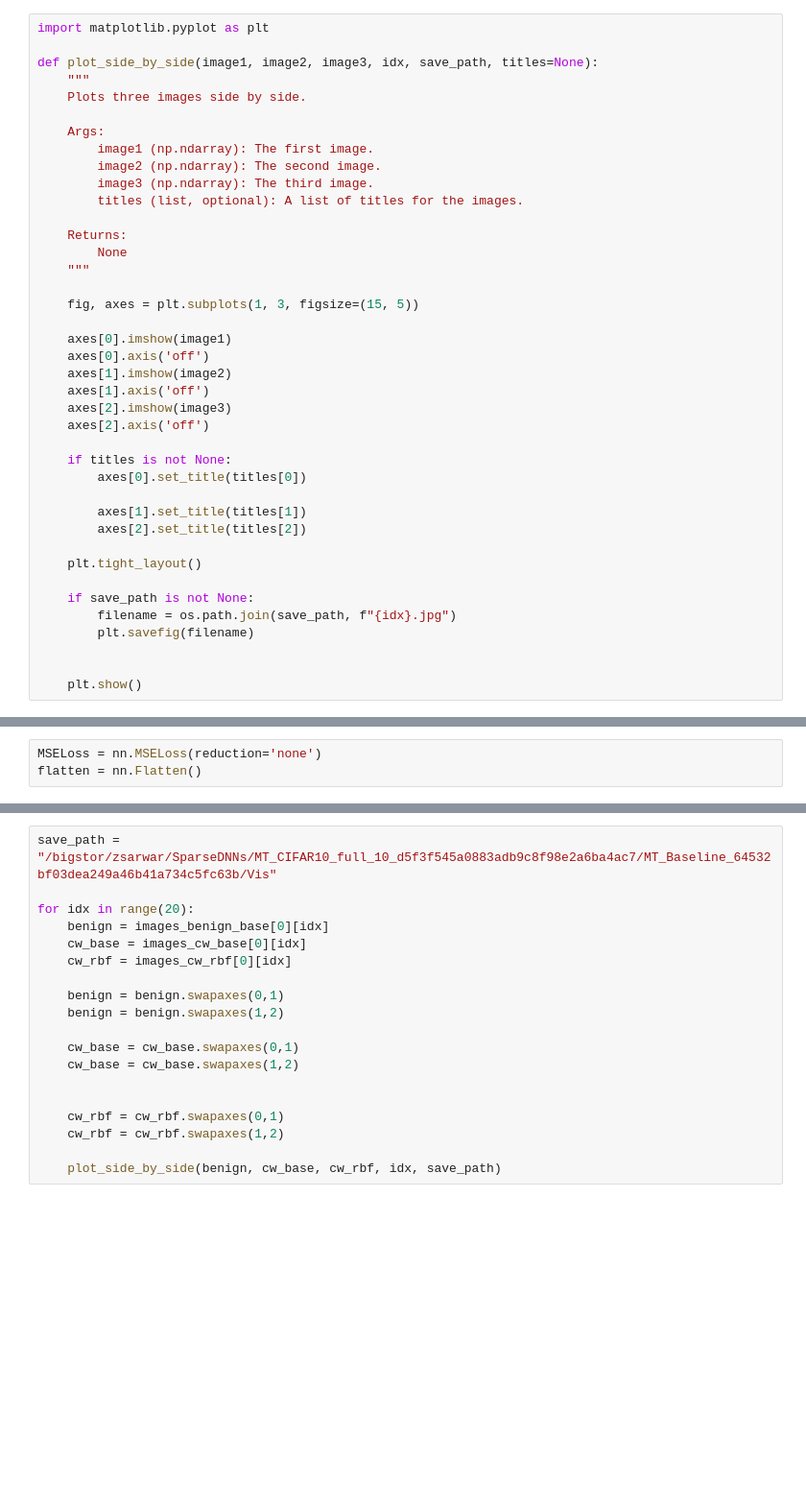
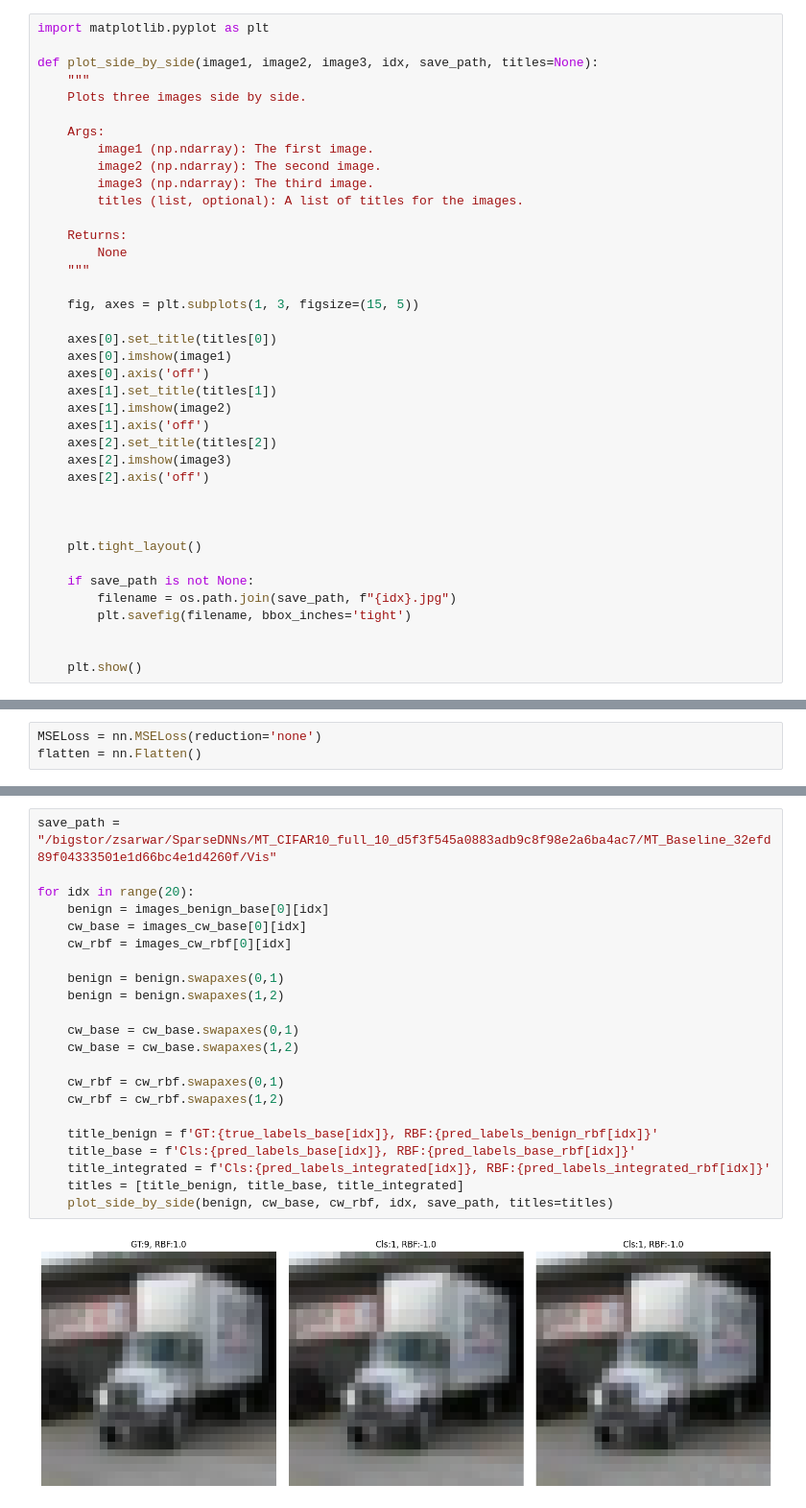
Before and after one commit to zainsarwar865/SparseDNNs, a Jupyter notebook: analysis.ipynb, the cells around one changed output, grey strips where cells are left out. Shown at 96% size. Saved outputs shown, nothing was run; the diff lists cells and outputs as text; blank space fills up the shorter version.

```diff
--- a/analysis.ipynb
+++ b/analysis.ipynb
@@ -27,24 +28,23 @@ def plot_side_by_side(image1, image2, image3, idx, save_path, titles=None):
 
     fig, axes = plt.subplots(1, 3, figsize=(15, 5))
 
+    axes[0].set_title(titles[0])
     axes[0].imshow(image1)
     axes[0].axis('off')
+    axes[1].set_title(titles[1])
     axes[1].imshow(image2)
     axes[1].axis('off')
+    axes[2].set_title(titles[2])
     axes[2].imshow(image3)
     axes[2].axis('off')
 
-    if titles is not None:
-        axes[0].set_title(titles[0])
 
-        axes[1].set_title(titles[1])
-        axes[2].set_title(titles[2])
 
     plt.tight_layout()
 
     if save_path is not None:
         filename = os.path.join(save_path, f"{idx}.jpg")
-        plt.savefig(filename)
+        plt.savefig(filename, bbox_inches='tight')
 
 
     plt.show()
@@ -140,19 +176,24 @@ print("Mean max pixel differene between CW RBF and benign is : ", l2_loss_rbf.it
 # %%
-save_path = "/bigstor/zsarwar/SparseDNNs/MT_CIFAR10_full_10_d5f3f545a0883adb9c8f98e2a6ba4ac7/MT_Baseline_64532bf03dea249a46b41a734c5fc63b/Vis"
+save_path = "/bigstor/zsarwar/SparseDNNs/MT_CIFAR10_full_10_d5f3f545a0883adb9c8f98e2a6ba4ac7/MT_Baseline_32efd89f04333501e1d66bc4e1d4260f/Vis"
 
 for idx in range(20):
     benign = images_benign_base[0][idx]
     cw_base = images_cw_base[0][idx]
     cw_rbf = images_cw_rbf[0][idx]
 
     benign = benign.swapaxes(0,1)
     benign = benign.swapaxes(1,2)
 
     cw_base = cw_base.swapaxes(0,1)
     cw_base = cw_base.swapaxes(1,2)
 
-
     cw_rbf = cw_rbf.swapaxes(0,1)
     cw_rbf = cw_rbf.swapaxes(1,2)
 
-    plot_side_by_side(benign, cw_base, cw_rbf, idx, save_path)
+    title_benign = f'GT:{true_labels_base[idx]}, RBF:{pred_labels_benign_rbf[idx]}'
+    title_base = f'Cls:{pred_labels_base[idx]}, RBF:{pred_labels_base_rbf[idx]}'
+    title_integrated = f'Cls:{pred_labels_integrated[idx]}, RBF:{pred_labels_integrated_rbf[idx]}'
+    titles = [title_benign, title_base, title_integrated]
+    plot_side_by_side(benign, cw_base, cw_rbf, idx, save_path, titles=titles)
+# %% [output]
+[figure, added]
```
Also changed, not shown: parts of 77 cells of this notebook, 12 other files.
